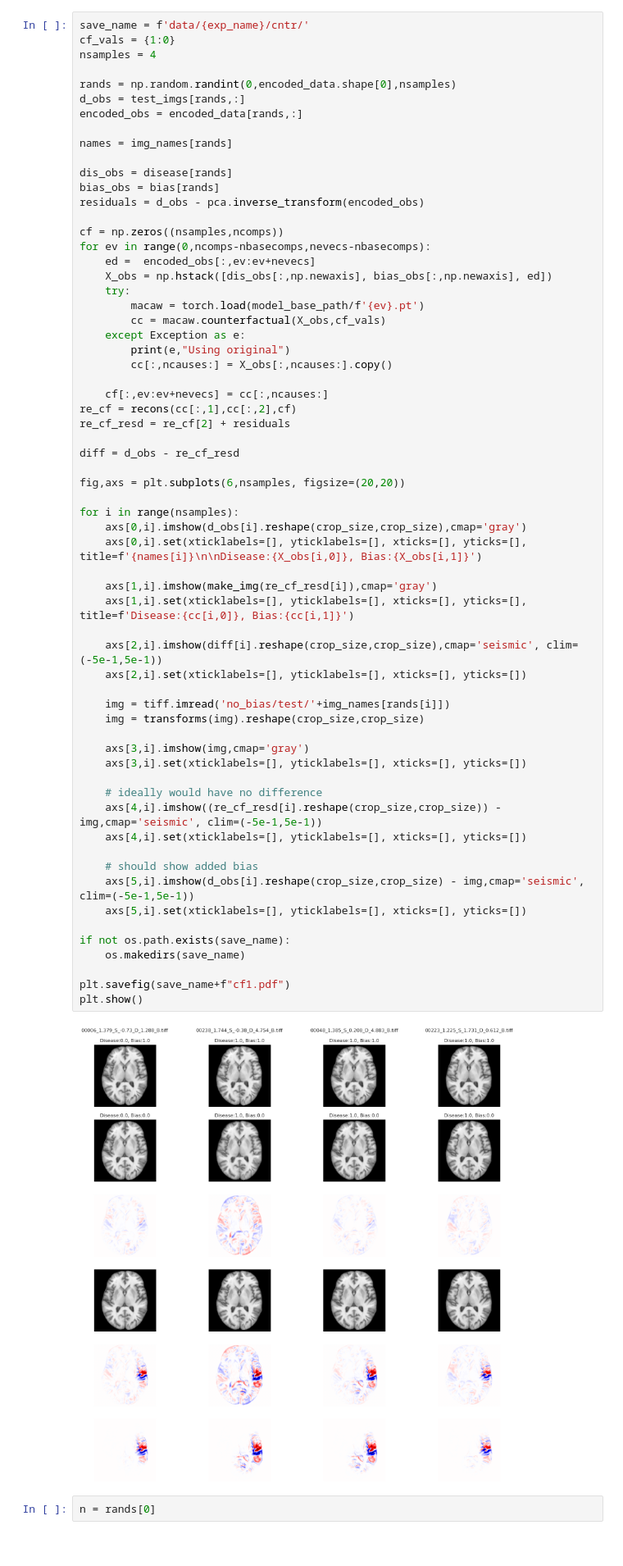
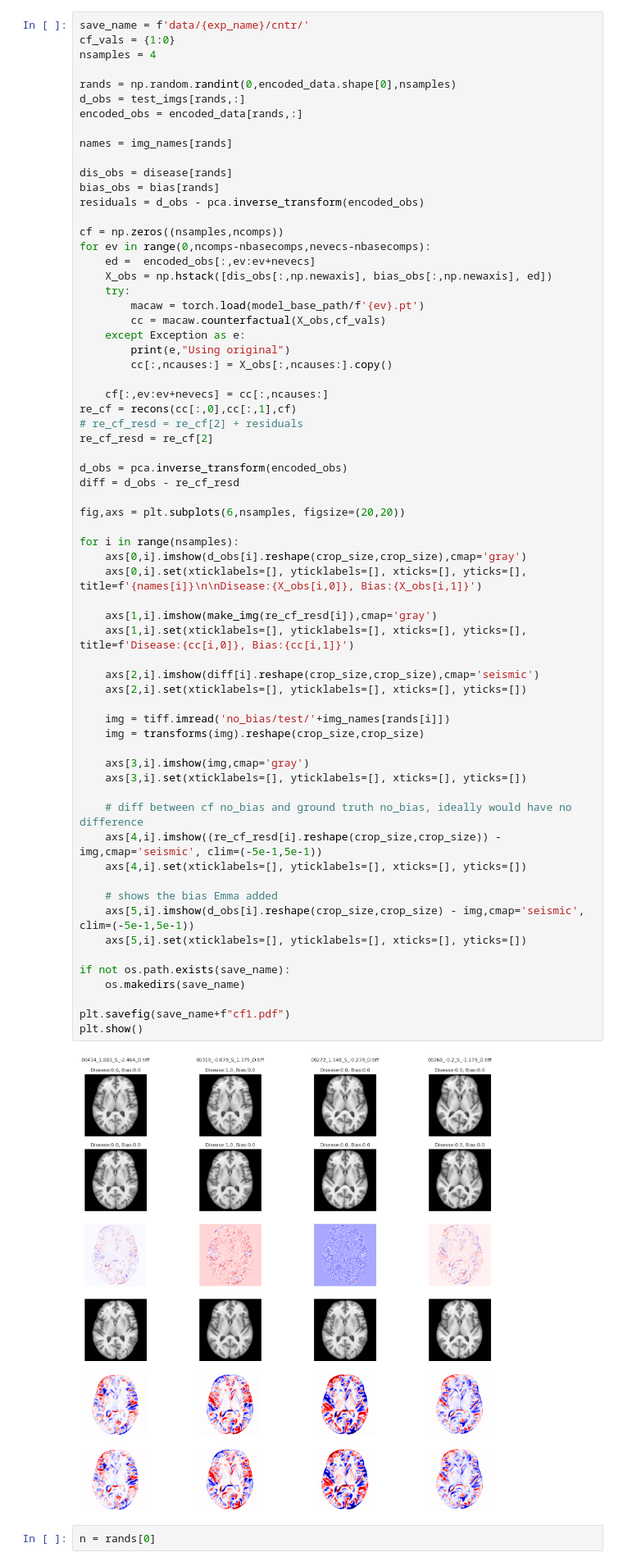
Before and after one commit to Liteknight/CounterBias, a Jupyter notebook: 05_Truth.ipynb, the cells around one changed output. Shown at 82% size. Drawn from its saved outputs; the diff is of its cells as text.

```diff
--- a/05_Truth.ipynb
+++ b/05_Truth.ipynb
@@ -106,44 +100,46 @@ for ev in range(0,ncomps-nbasecomps,nevecs-nbasecomps):
         cc[:,ncauses:] = X_obs[:,ncauses:].copy()
 
     cf[:,ev:ev+nevecs] = cc[:,ncauses:]
-re_cf = recons(cc[:,1],cc[:,2],cf)
-re_cf_resd = re_cf[2] + residuals
+re_cf = recons(cc[:,0],cc[:,1],cf)
+# re_cf_resd = re_cf[2] + residuals
+re_cf_resd = re_cf[2]
 
+d_obs = pca.inverse_transform(encoded_obs)
 diff = d_obs - re_cf_resd
 
 fig,axs = plt.subplots(6,nsamples, figsize=(20,20))
 
 for i in range(nsamples):
     axs[0,i].imshow(d_obs[i].reshape(crop_size,crop_size),cmap='gray')
     axs[0,i].set(xticklabels=[], yticklabels=[], xticks=[], yticks=[], title=f'{names[i]}\n\nDisease:{X_obs[i,0]}, Bias:{X_obs[i,1]}')
 
     axs[1,i].imshow(make_img(re_cf_resd[i]),cmap='gray')
     axs[1,i].set(xticklabels=[], yticklabels=[], xticks=[], yticks=[], title=f'Disease:{cc[i,0]}, Bias:{cc[i,1]}')
 
-    axs[2,i].imshow(diff[i].reshape(crop_size,crop_size),cmap='seismic', clim=(-5e-1,5e-1))
+    axs[2,i].imshow(diff[i].reshape(crop_size,crop_size),cmap='seismic')
     axs[2,i].set(xticklabels=[], yticklabels=[], xticks=[], yticks=[])
 
     img = tiff.imread('no_bias/test/'+img_names[rands[i]])
     img = transforms(img).reshape(crop_size,crop_size)
 
     axs[3,i].imshow(img,cmap='gray')
     axs[3,i].set(xticklabels=[], yticklabels=[], xticks=[], yticks=[])
 
-    # ideally would have no difference
+    # diff between cf no_bias and ground truth no_bias, ideally would have no difference
     axs[4,i].imshow((re_cf_resd[i].reshape(crop_size,crop_size)) - img,cmap='seismic', clim=(-5e-1,5e-1))
     axs[4,i].set(xticklabels=[], yticklabels=[], xticks=[], yticks=[])
 
-    # should show added bias
+    # shows the bias Emma added
     axs[5,i].imshow(d_obs[i].reshape(crop_size,crop_size) - img,cmap='seismic', clim=(-5e-1,5e-1))
     axs[5,i].set(xticklabels=[], yticklabels=[], xticks=[], yticks=[])
 
 if not os.path.exists(save_name):
     os.makedirs(save_name)
 
 plt.savefig(save_name+f"cf1.pdf")
 plt.show()
 # %% [output]
-[figure, old version]
+[figure, new version]
 # %%
 n = rands[0]
 # %%
```
Also changed, not shown: parts of 4 cells of this notebook, 26 other files.
